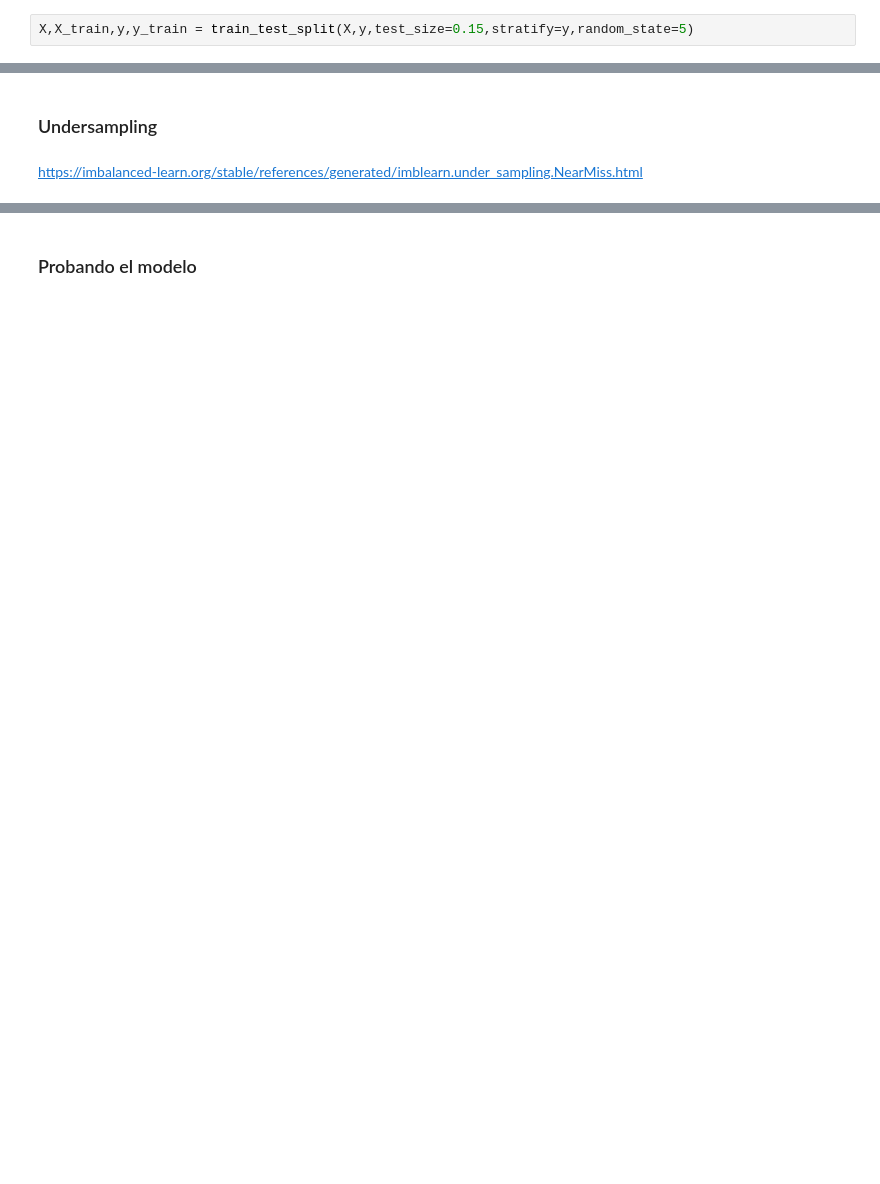
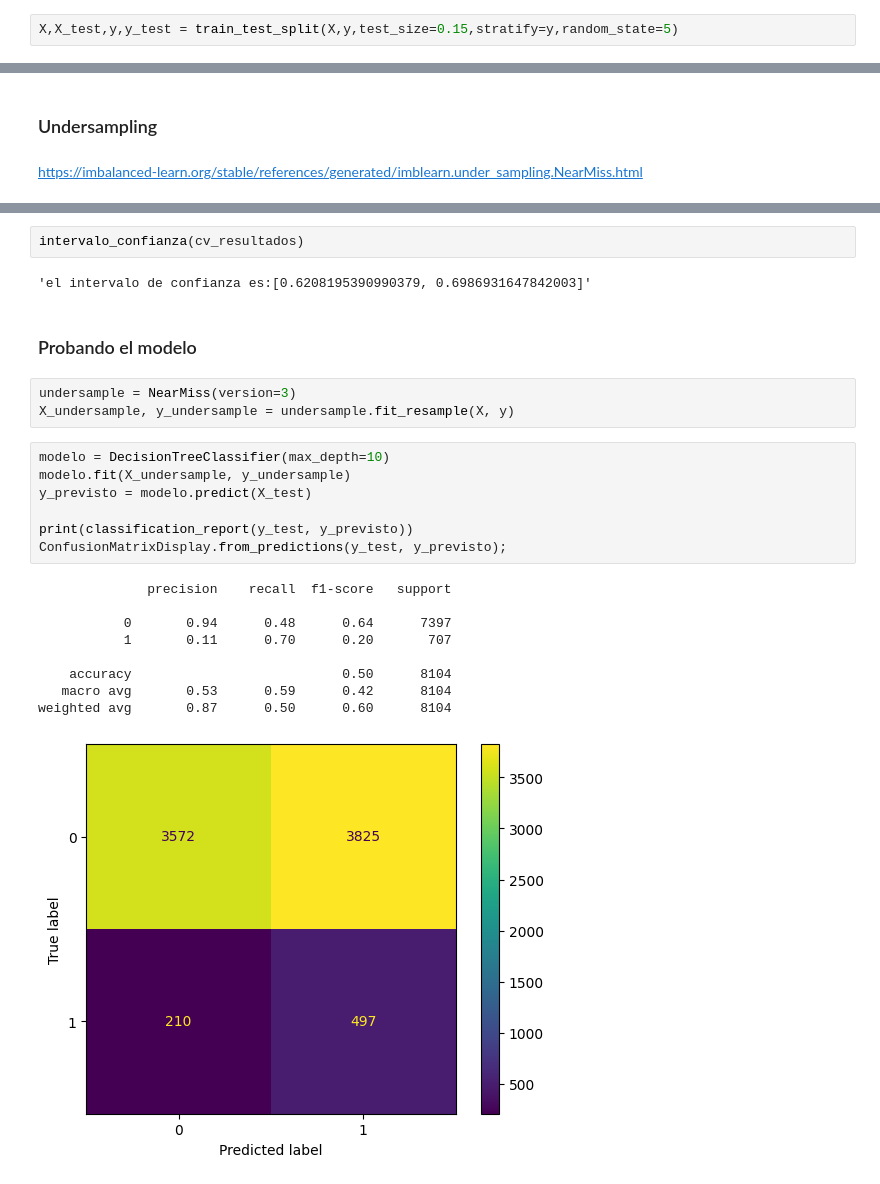
Before and after one commit to dialejo/Math_with_python, a Jupyter notebook: Clasificacion_validacion_y_metricas.ipynb, the cells around one changed output, grey strips where cells are left out. Saved outputs shown, nothing was run; the diff lists cells and outputs as text; blank space fills up the shorter version.

Commit message:
undersample

```diff
--- a/Clasificacion_validacion_y_metricas.ipynb
+++ b/Clasificacion_validacion_y_metricas.ipynb
@@ -111,7 +111,7 @@ Con el objetivo de verificar la capacidad de generalización de un modelo, debem
 # %%
 from sklearn.model_selection import train_test_split
 # %%
-X,X_train,y,y_train = train_test_split(X,y,test_size=0.15,stratify=y,random_state=5)
+X,X_test,y,y_test = train_test_split(X,y,test_size=0.15,stratify=y,random_state=5)
 # %%
 X_train,X_val,y_train,y_val = train_test_split(X,y,stratify=y,random_state=5)
 # %%
@@ -476,2 +535,26 @@ https://imbalanced-learn.org/stable/references/generated/imblearn.under_sampling
+# %%
+intervalo_confianza(cv_resultados)
+# %% [output]
+'el intervalo de confianza es:[0.6208195390990379, 0.6986931647842003]'
 # %% [markdown]
 ### Probando el modelo
+# %%
+undersample = NearMiss(version=3)
+X_undersample, y_undersample = undersample.fit_resample(X, y)
+# %%
+modelo = DecisionTreeClassifier(max_depth=10)
+modelo.fit(X_undersample, y_undersample)
+y_previsto = modelo.predict(X_test)
+
+print(classification_report(y_test, y_previsto))
+ConfusionMatrixDisplay.from_predictions(y_test, y_previsto);
+# %% [output]
+              precision    recall  f1-score   support
+
+           0       0.94      0.48      0.64      7397
+           1       0.11      0.70      0.20       707
+
+    accuracy                           0.50      8104
+   macro avg       0.53      0.59      0.42      8104
+weighted avg       0.87      0.50      0.60      8104
+[figure, added]
```
Also changed, not shown: parts of 31 cells of this notebook.
